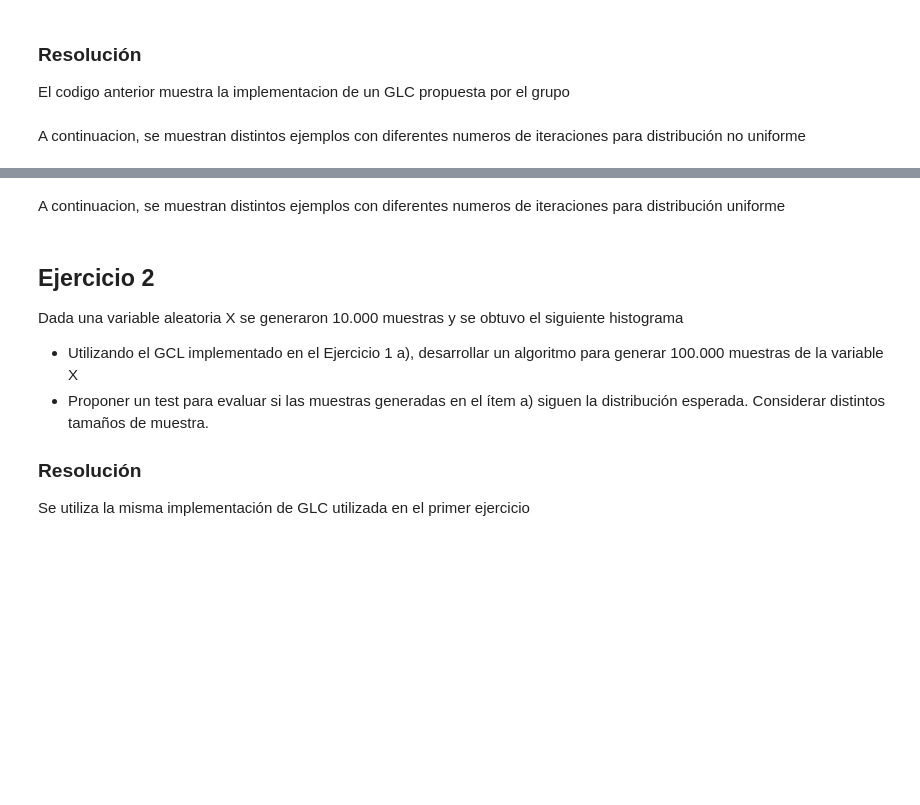
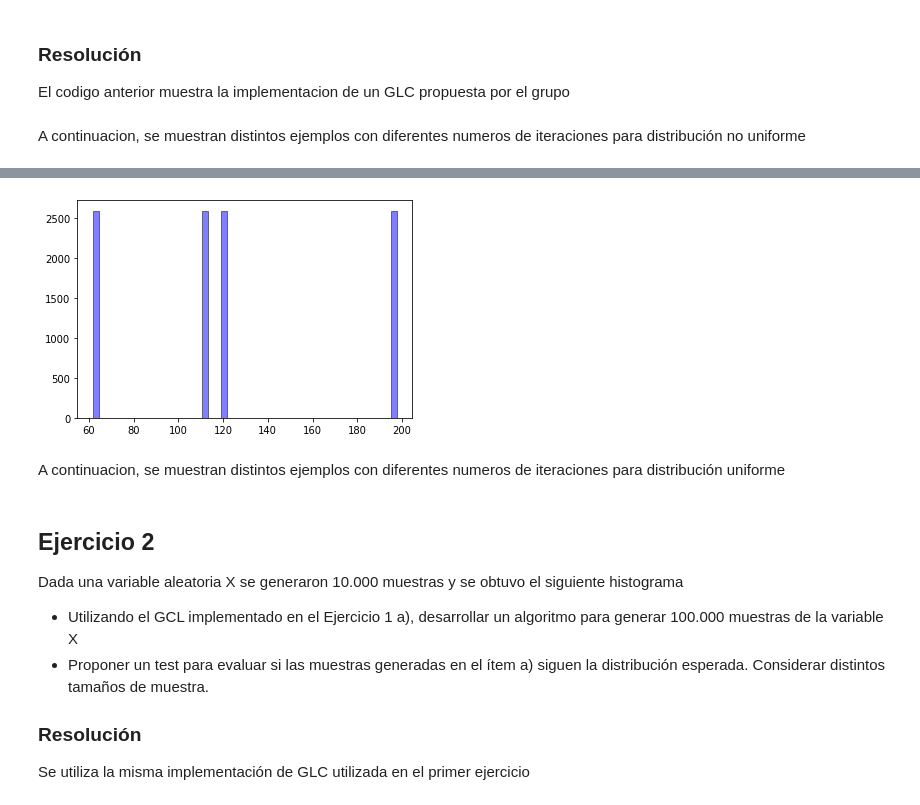
Before and after one commit to yuquimura/TP1-75.26, a Jupyter notebook: src/notebooks/TP1.ipynb, the cells around one changed output, grey strips where cells are left out. Saved outputs shown, nothing was run; the diff lists cells and outputs as text; code cells hidden in the pictures; blank space fills up the shorter version.

```diff
--- a/src/notebooks/TP1.ipynb
+++ b/src/notebooks/TP1.ipynb
@@ -81,5 +126,7 @@ glc.create_plot(100000)
 # %%
-glc.create_plot(12341)
+glc.create_plot(10349)
+# %% [output]
+[figure, added]
 # %%
 glc.create_plot(348)
 # %% [markdown]
```
Also changed, not shown: parts of 13 cells of this notebook, 2 other files.
